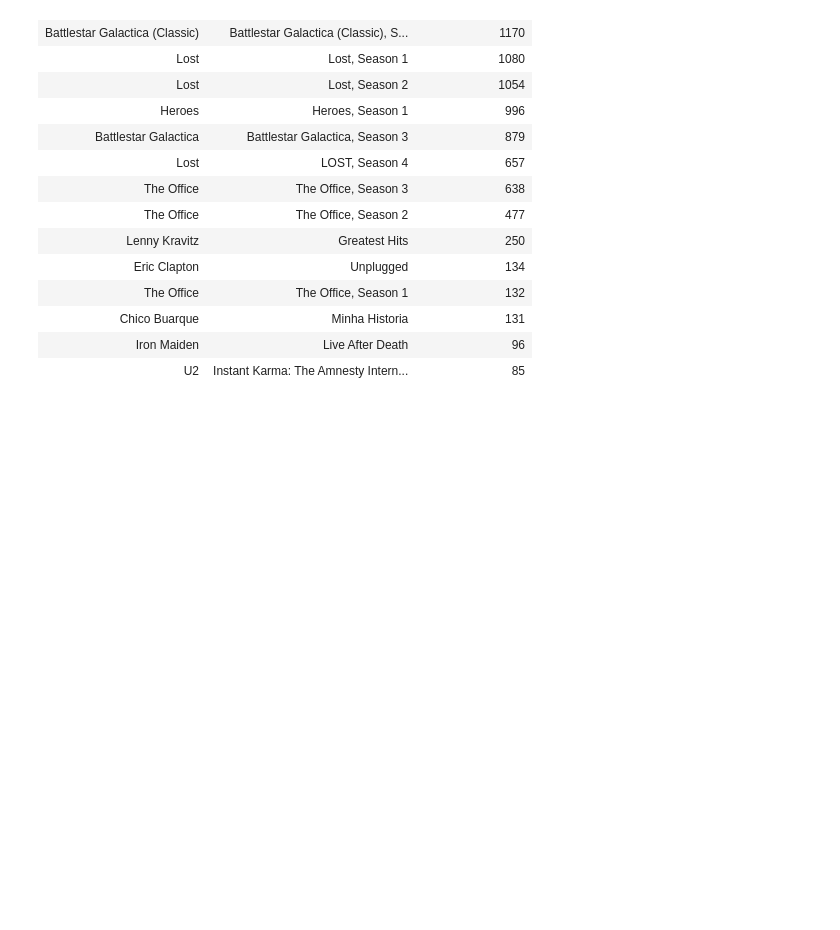
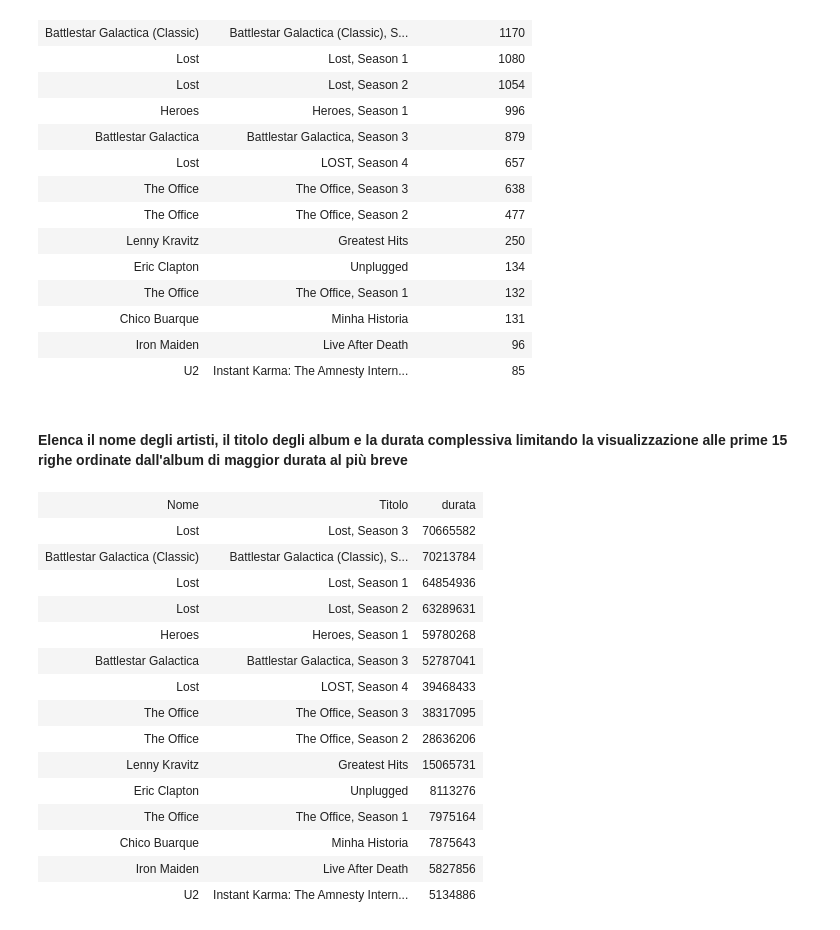
Before and after one commit to gionatamassibenincasa/database-didattici, a Jupyter notebook: chinook-it/Esercizi_Chinook.ipynb, the cells around one changed output. Saved outputs shown, nothing was run; the diff lists cells and outputs as text; code cells hidden in the pictures; blank space fills up the shorter version.

```diff
--- a/chinook-it/Esercizi_Chinook.ipynb
+++ b/chinook-it/Esercizi_Chinook.ipynb
@@ -611,3 +611,35 @@ LIMIT 15
 | Chico Buarque | Minha Historia | 131 |
 | Iron Maiden | Live After Death | 96 |
 | U2 | Instant Karma: The Amnesty Intern... | 85 |
+# %% [markdown]
+#### Elenca il nome degli artisti, il titolo degli album e la durata complessiva limitando la visualizzazione alle prime 15 righe ordinate dall'album di maggior durata al più breve
+# %%
+SELECT A.nome, titolo, sum(Millisecondi) AS durata
+FROM
+    Artista AS A
+        INNER JOIN
+    Album
+        USING (ArtistaId)
+        INNER JOIN
+    Traccia
+        USING (AlbumId)
+GROUP BY AlbumId
+ORDER BY durata DESC
+LIMIT 15
+# %% [output]
+| Nome | Titolo | durata |
+| Lost | Lost, Season 3 | 70665582 |
+| Battlestar Galactica (Classic) | Battlestar Galactica (Classic), S... | 70213784 |
+| Lost | Lost, Season 1 | 64854936 |
+| Lost | Lost, Season 2 | 63289631 |
+| Heroes | Heroes, Season 1 | 59780268 |
+| Battlestar Galactica | Battlestar Galactica, Season 3 | 52787041 |
+| Lost | LOST, Season 4 | 39468433 |
+| The Office | The Office, Season 3 | 38317095 |
+| The Office | The Office, Season 2 | 28636206 |
+| Lenny Kravitz | Greatest Hits | 15065731 |
+| Eric Clapton | Unplugged | 8113276 |
+| The Office | The Office, Season 1 | 7975164 |
+| Chico Buarque | Minha Historia | 7875643 |
+| Iron Maiden | Live After Death | 5827856 |
+| U2 | Instant Karma: The Amnesty Intern... | 5134886 |
```
